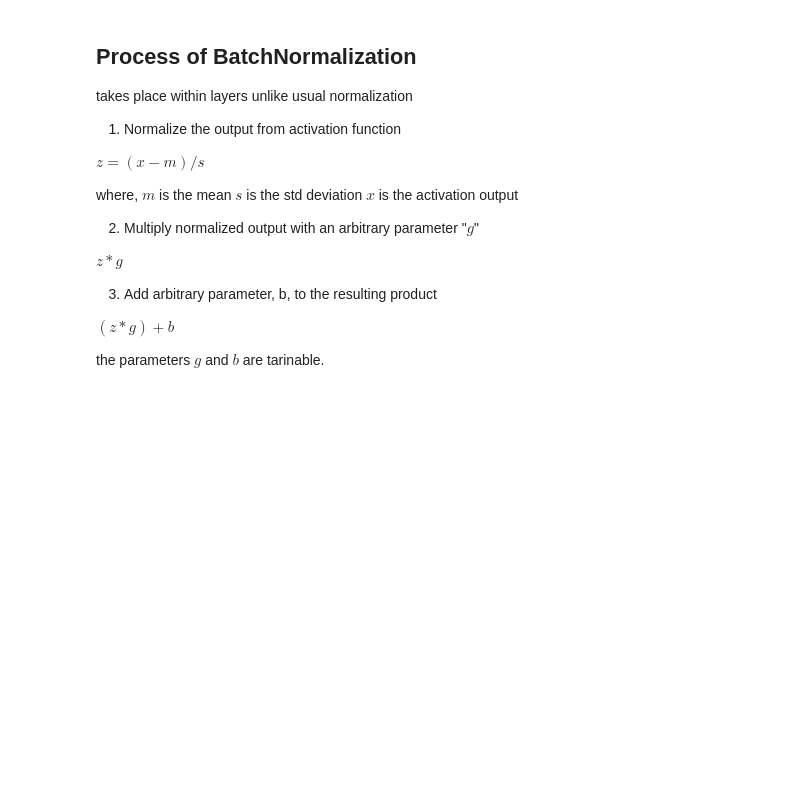
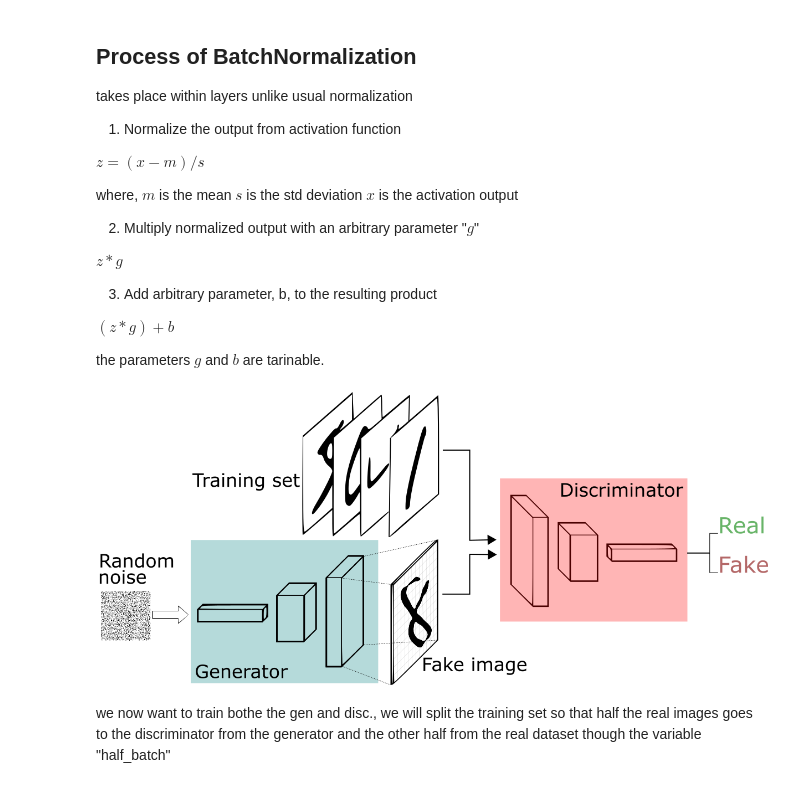
Before and after one commit to YoElsheikh/GANs, a Jupyter notebook: GANs on MNIST (Keras).ipynb, the cells around one changed output. Saved outputs shown, nothing was run; the diff lists cells and outputs as text; code cells hidden in the pictures; blank space fills up the shorter version.

```diff
--- a/GANs on MNIST (Keras).ipynb
+++ b/GANs on MNIST (Keras).ipynb
@@ -110,6 +110,14 @@ $z * g$
 $(z * g) + b$
 
 the parameters $g$ and $b$ are tarinable.
+# %%
+from IPython.display import Image
+Image("GANs.png")
+# %% [output]
+[figure, added]
+# %% [markdown]
+we now want to train bothe the gen and disc., we will split the training set so that half the real
+images goes to the discriminator from the generator and the other half from the real dataset though the variable "half_batch"
 # %%
 #the models are now reay, and only in need of being put aginst each other.
 #this is done by defining a training function, loading the data set, reshaping our training
```
Also changed, not shown: parts of 2 cells of this notebook, 1 other file.
